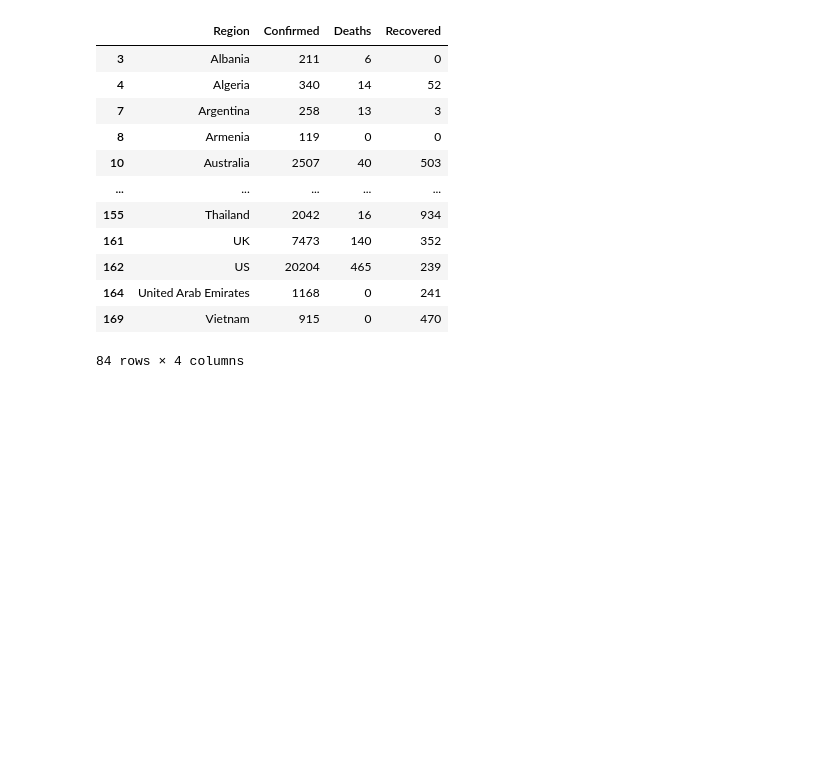
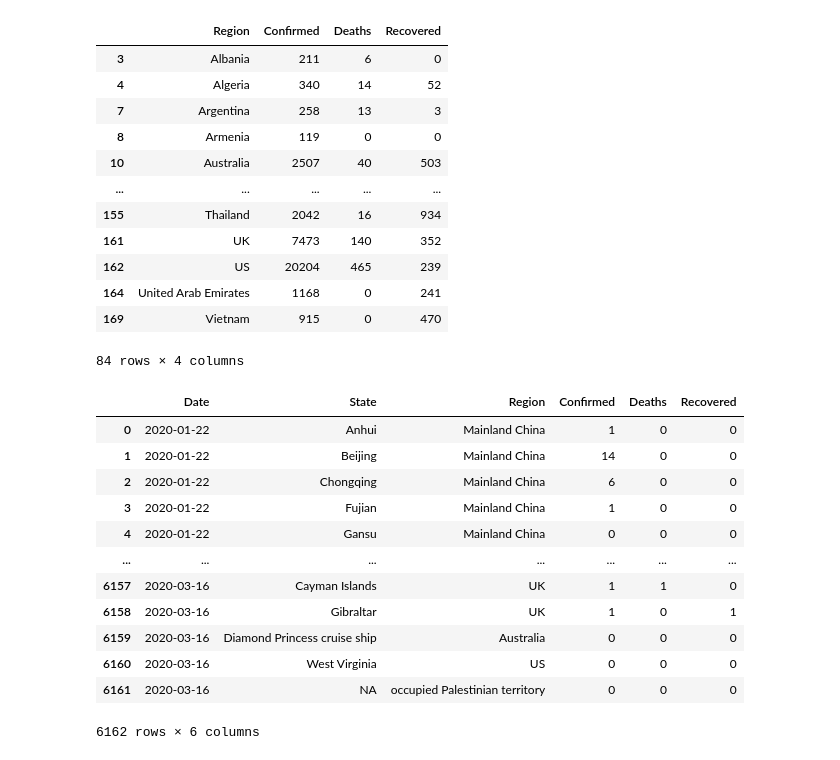
Before and after one commit to mahursh/Covid-19-Dataset, a Jupyter notebook: Covid-19.ipynb, the cells around one changed output. Cells and saved outputs as stored; diff of their text form; code cells hidden in the pictures; blank space fills up the shorter version.

```diff
--- a/Covid-19.ipynb
+++ b/Covid-19.ipynb
@@ -162,3 +162,22 @@ df3
 | 164 | United Arab Emirates | 1168 | 0 | 241 |
 | 169 | Vietnam | 915 | 0 | 470 |
 84 rows × 4 columns
+# %%
+imputer = SimpleImputer(strategy='constant')
+df2 = pd.DataFrame(imputer.fit_transform(df) , columns=df.columns)
+# %%
+df2
+# %% [output]
+|  | Date | State | Region | Confirmed | Deaths | Recovered |
+| 0 | 2020-01-22 | Anhui | Mainland China | 1 | 0 | 0 |
+| 1 | 2020-01-22 | Beijing | Mainland China | 14 | 0 | 0 |
+| 2 | 2020-01-22 | Chongqing | Mainland China | 6 | 0 | 0 |
+| 3 | 2020-01-22 | Fujian | Mainland China | 1 | 0 | 0 |
+| 4 | 2020-01-22 | Gansu | Mainland China | 0 | 0 | 0 |
+| ... | ... | ... | ... | ... | ... | ... |
+| 6157 | 2020-03-16 | Cayman Islands | UK | 1 | 1 | 0 |
+| 6158 | 2020-03-16 | Gibraltar | UK | 1 | 0 | 1 |
+| 6159 | 2020-03-16 | Diamond Princess cruise ship | Australia | 0 | 0 | 0 |
+| 6160 | 2020-03-16 | West Virginia | US | 0 | 0 | 0 |
+| 6161 | 2020-03-16 | NA | occupied Palestinian territory | 0 | 0 | 0 |
+6162 rows × 6 columns
```
